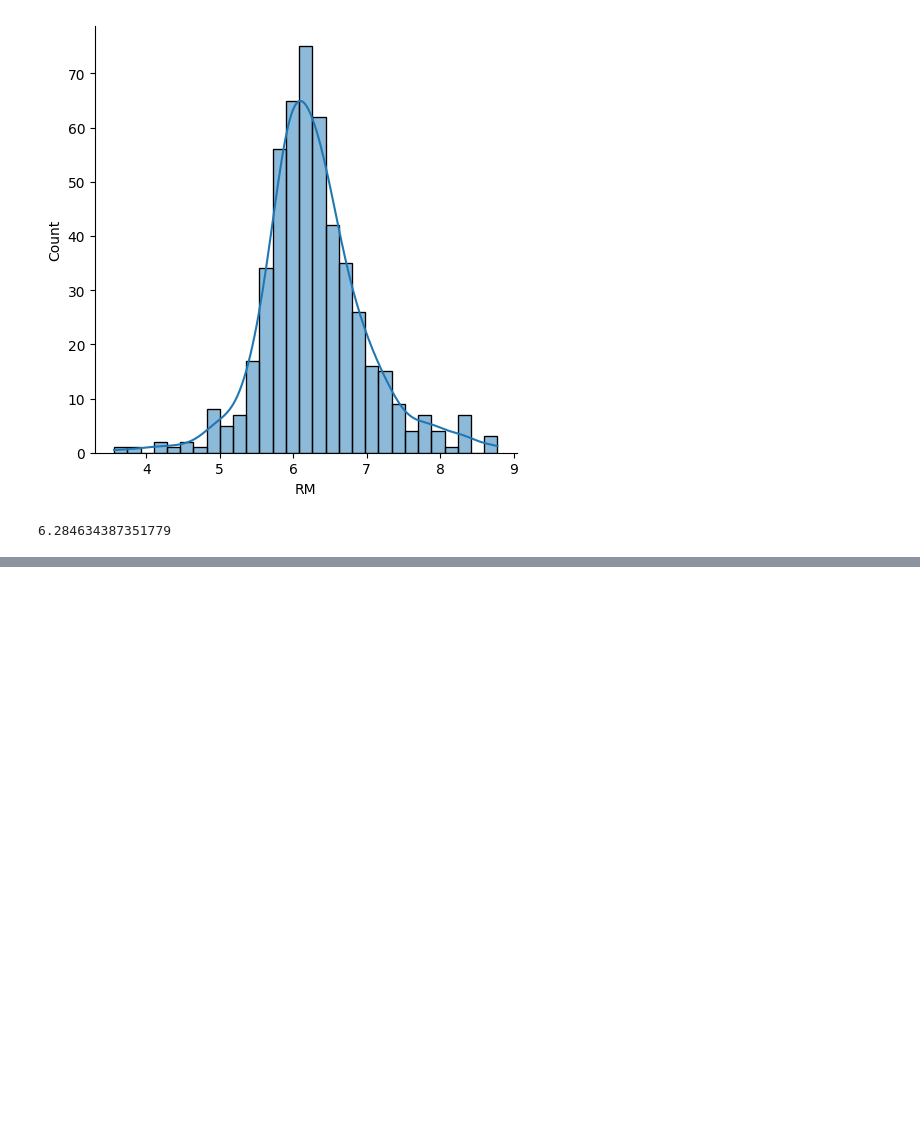
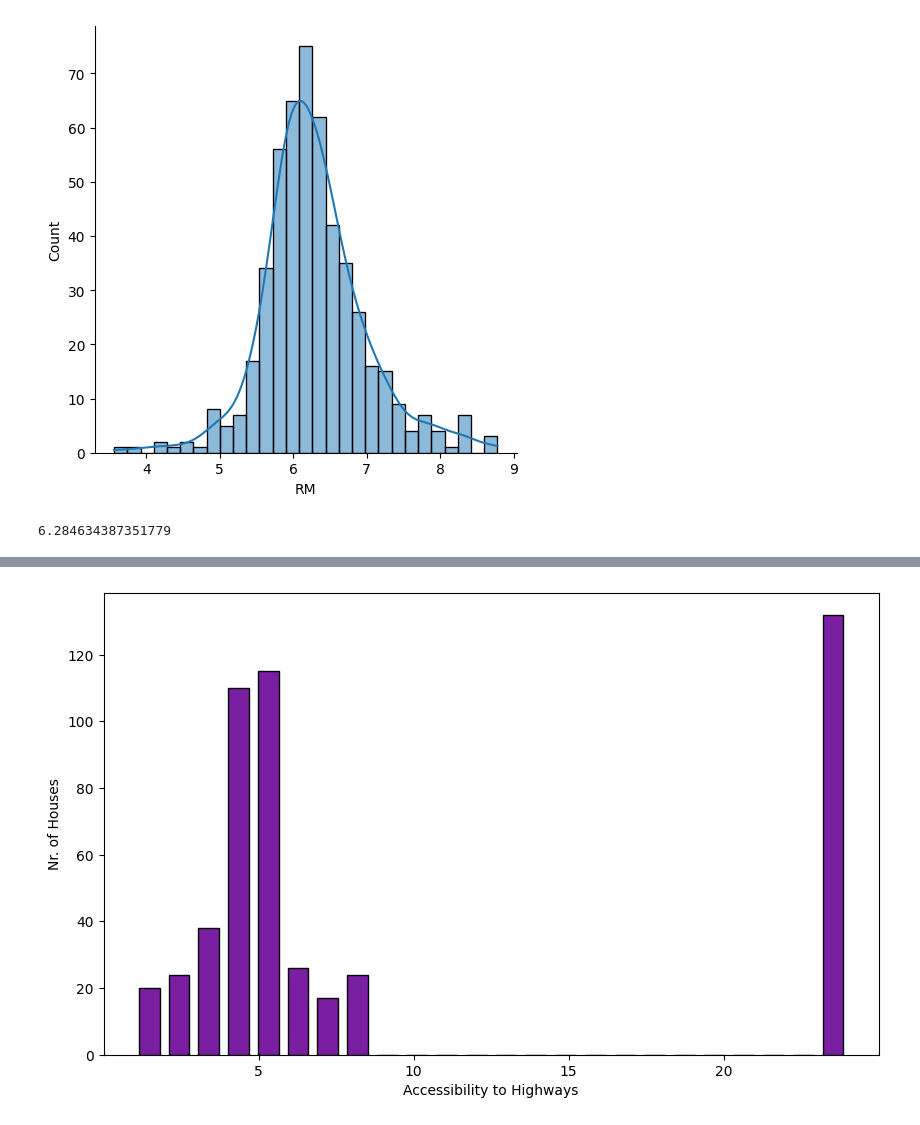
Before and after one commit to bondaleksey/learning-curve-first-steps, a Jupyter notebook: basic-ml/multivariable-linear-regression.ipynb, the cells around one changed output, grey strips where cells are left out. Cells and saved outputs as stored; diff of their text form; code cells hidden in the pictures; blank space fills up the shorter version.

```diff
--- a/basic-ml/multivariable-linear-regression.ipynb
+++ b/basic-ml/multivariable-linear-regression.ipynb
@@ -196,0 +213,10 @@ df['RM'].mean()
+# %%
+#3d005b
+
+plt.figure(figsize=(10,6))
+plt.hist(df['RAD'], ec='black', bins=24,  color='#7B1FA2', rwidth=0.7)
+plt.xlabel('Accessibility to Highways')
+plt.ylabel('Nr. of Houses')
+plt.show()
+# %% [output]
+[figure, added]
```
Also changed, not shown: parts of 18 cells of this notebook, 2 other files.
